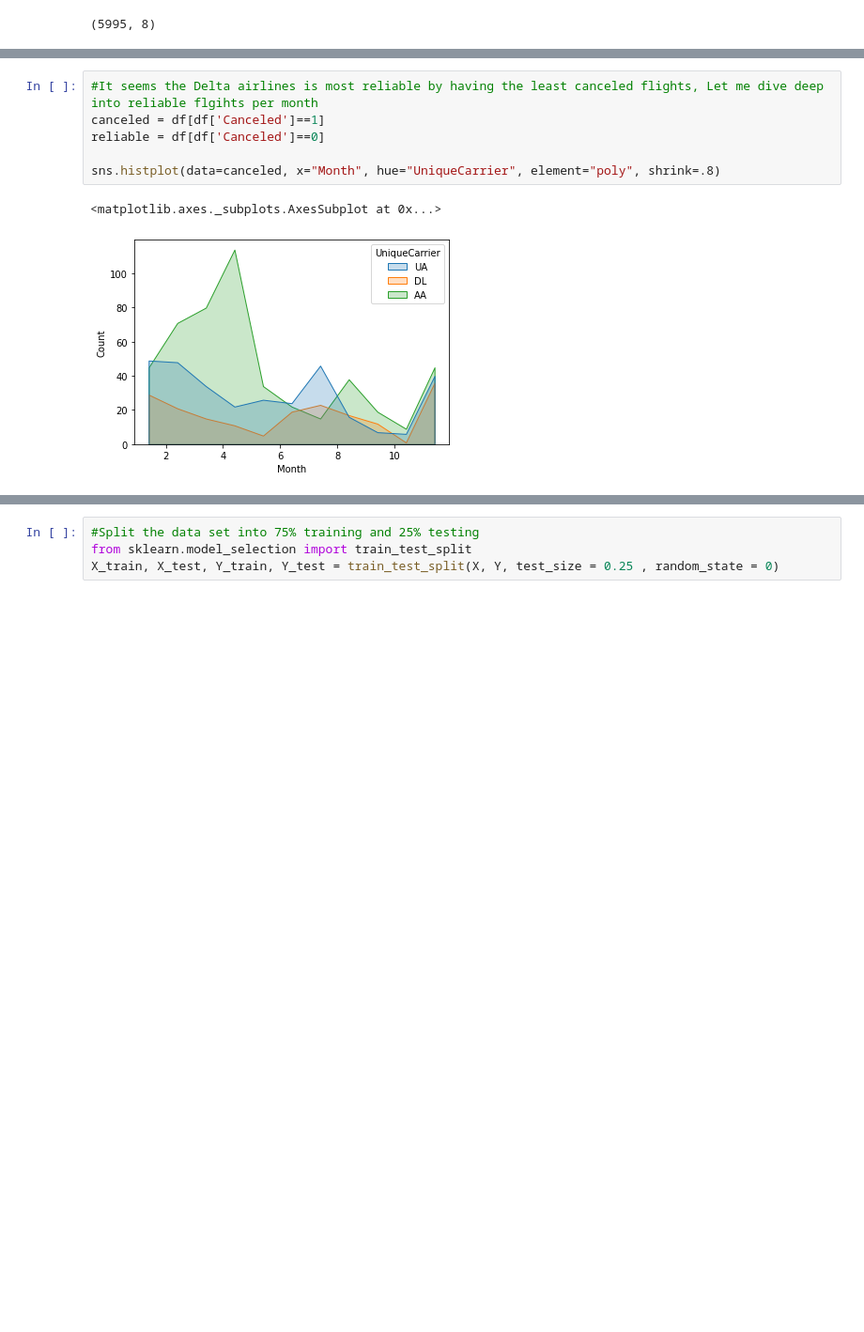
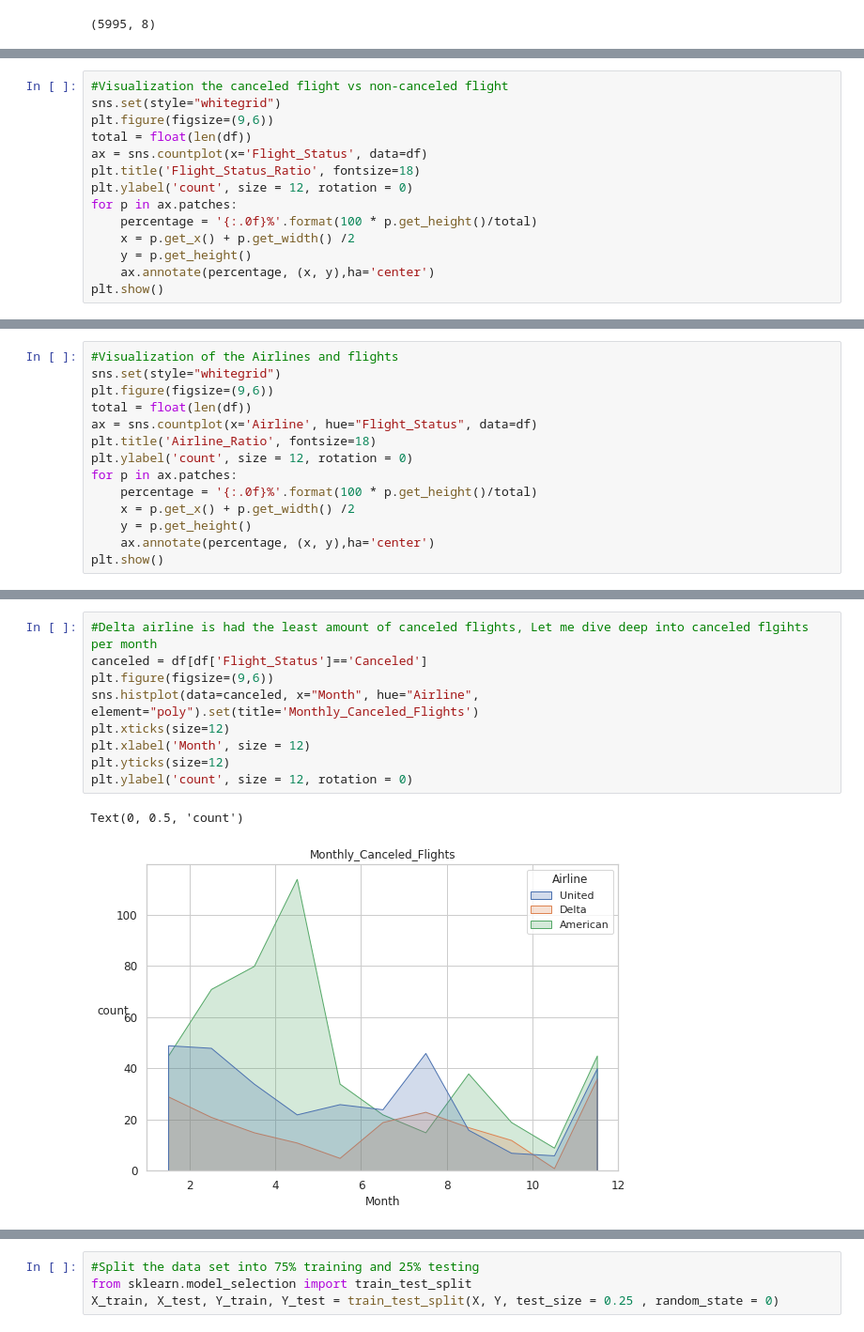
Before and after one commit to anthonylhy/Machine-Learning-Projects, a Jupyter notebook: FlightCancellationPrediction.ipynb, the cells around one changed output, grey strips where cells are left out. Shown at 94% size. Saved outputs shown, nothing was run; the diff lists cells and outputs as text; blank space fills up the shorter version.

```diff
--- a/FlightCancellationPrediction.ipynb
+++ b/FlightCancellationPrediction.ipynb
@@ -77,0 +128,14 @@ sns.histplot(data=df, x="UniqueCarrier", hue="Canceled",  multiple="stack", shri
+# %%
+#Visualization the canceled flight vs non-canceled flight
+sns.set(style="whitegrid")
+plt.figure(figsize=(9,6))
+total = float(len(df))
+ax = sns.countplot(x='Flight_Status', data=df)
+plt.title('Flight_Status_Ratio', fontsize=18)
+plt.ylabel('count', size = 12, rotation = 0)
+for p in ax.patches:
+    percentage = '{:.0f}%'.format(100 * p.get_height()/total)
+    x = p.get_x() + p.get_width() /2
+    y = p.get_height()
+    ax.annotate(percentage, (x, y),ha='center')
+plt.show()
@@ -77,0 +144,14 @@ sns.histplot(data=df, x="UniqueCarrier", hue="Canceled",  multiple="stack", shri
+# %%
+#Visualization of the Airlines and flights
+sns.set(style="whitegrid")
+plt.figure(figsize=(9,6))
+total = float(len(df))
+ax = sns.countplot(x='Airline', hue="Flight_Status", data=df)
+plt.title('Airline_Ratio', fontsize=18)
+plt.ylabel('count', size = 12, rotation = 0)
+for p in ax.patches:
+    percentage = '{:.0f}%'.format(100 * p.get_height()/total)
+    x = p.get_x() + p.get_width() /2
+    y = p.get_height()
+    ax.annotate(percentage, (x, y),ha='center')
+plt.show()
@@ -78,10 +160,13 @@ sns.histplot(data=df, x="UniqueCarrier", hue="Canceled",  multiple="stack", shri
 # %%
-#It seems the Delta airlines is most reliable by having the least canceled flights, Let me dive deep into reliable flgihts per month
-canceled = df[df['Canceled']==1]
-reliable = df[df['Canceled']==0]
-
-sns.histplot(data=canceled, x="Month", hue="UniqueCarrier", element="poly", shrink=.8)
+#Delta airline is had the least amount of canceled flights, Let me dive deep into canceled flgihts per month
+canceled = df[df['Flight_Status']=='Canceled']
+plt.figure(figsize=(9,6))
+sns.histplot(data=canceled, x="Month", hue="Airline", element="poly").set(title='Monthly_Canceled_Flights')
+plt.xticks(size=12)
+plt.xlabel('Month', size = 12)
+plt.yticks(size=12)
+plt.ylabel('count', size = 12, rotation = 0)
 # %% [output]
-<matplotlib.axes._subplots.AxesSubplot at 0x...>
+Text(0, 0.5, 'count')
-[figure, old version]
+[figure, new version]
 # %%
```
Also changed, not shown: parts of 37 cells of this notebook.
